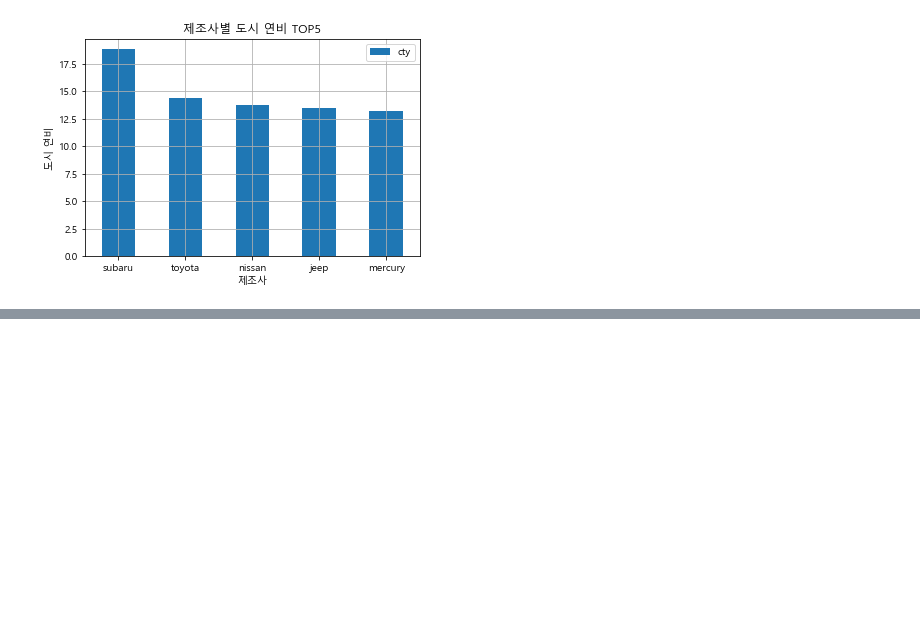
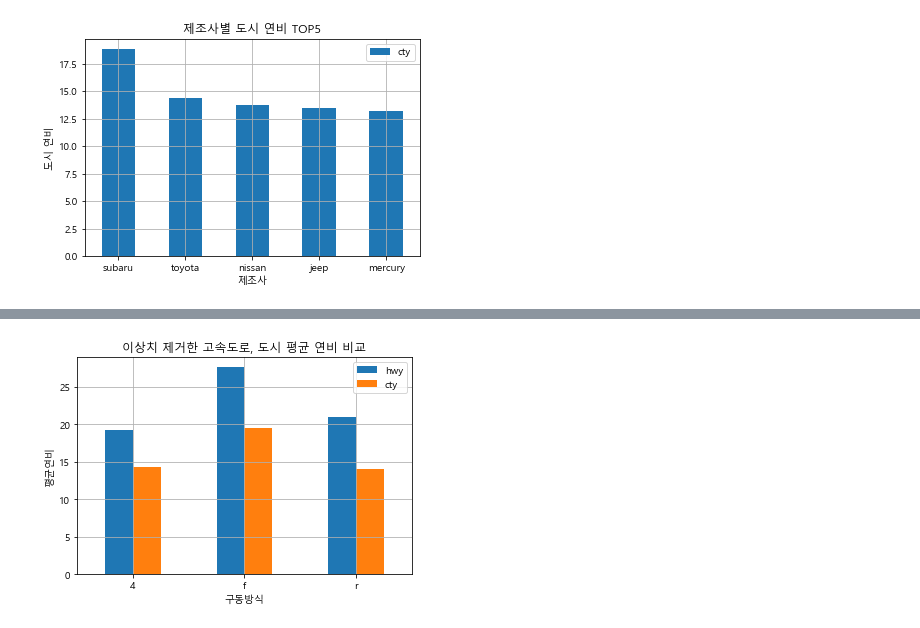
Before and after one commit to gabychoi/TIL, a Jupyter notebook: visualization[01].ipynb, the cells around one changed output, grey strips where cells are left out. Saved outputs shown, nothing was run; the diff lists cells and outputs as text; code cells hidden in the pictures; blank space fills up the shorter version.

```diff
--- a/visualization[01].ipynb
+++ b/visualization[01].ipynb
@@ -791,0 +882,4 @@ plt.show()
+# %%
+# copy()
+outlier_clean_df = data_df.copy()
+outlier_clean_df.head()
@@ -791,0 +893,6 @@ plt.show()
+# %%
+# hwy 연비에 대한 이상치를 결측값으로 변경
+for idx in hwy_outlier_df.index :
+    #print(idx)
+    outlier_clean_df.loc[idx, 'hwy'] = np.nan
+outlier_clean_df.head()
@@ -791,0 +906,6 @@ plt.show()
+# %%
+# cty 연비에 대한 이상치를 결측값으로 변경
+for idx in cty_outlier_df.index :
+    #print(idx)
+    outlier_clean_df.loc[idx, 'cty'] = np.nan
+outlier_clean_df.head()
@@ -791,0 +926,4 @@ plt.show()
+# %%
+# 결측값 제거한 구동방식별 고속도로, 도시 연비 평균
+drv_mean_df = outlier_clean_df.filter(['drv', 'hwy', 'cty']).dropna().groupby('drv').mean()
+drv_mean_df
@@ -791,0 +936,10 @@ plt.show()
+# %%
+# 시각화
+drv_mean_df.plot.bar(rot=0)
+plt.grid()
+plt.title('이상치 제거한 고속도로, 도시 평균 연비 비교')
+plt.xlabel('구동방식')
+plt.ylabel('평균연비')
+plt.show()
+# %% [output]
+[figure, added]
```
Also changed, not shown: parts of 16 cells of this notebook.
